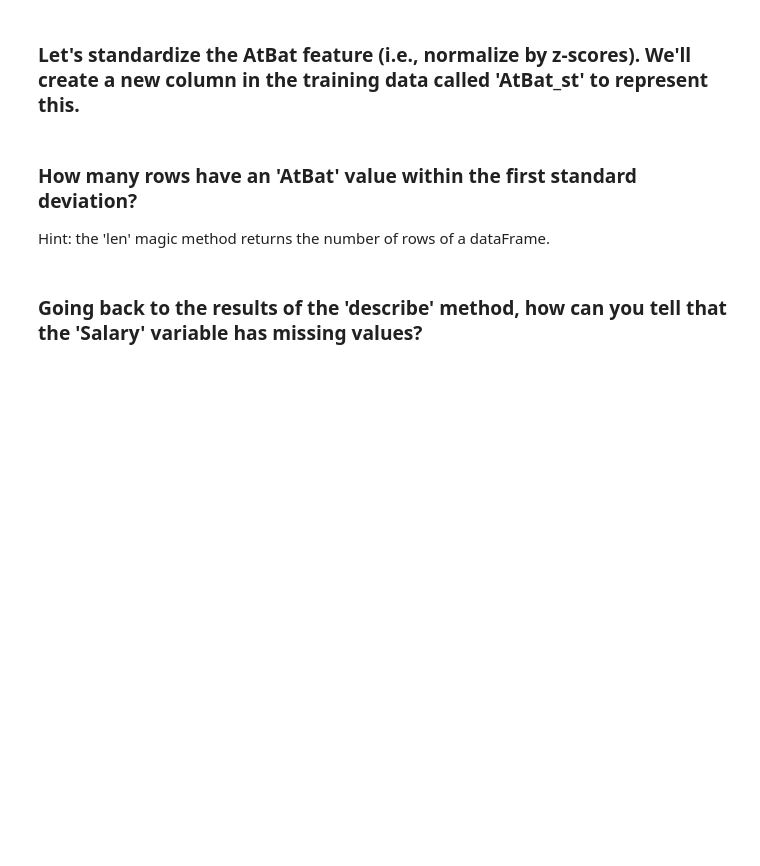
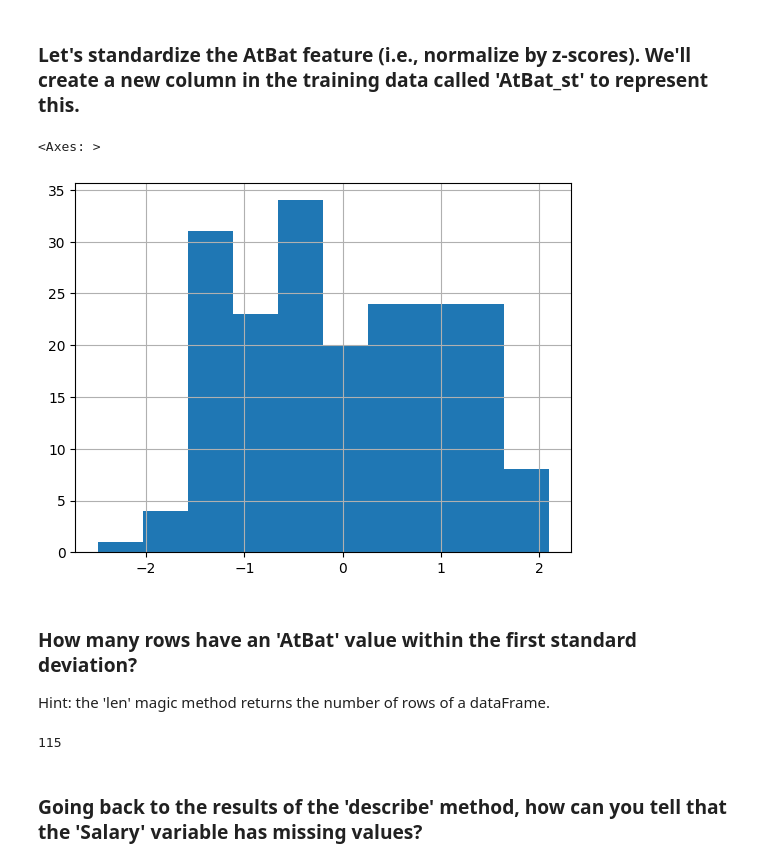
Before and after one commit to benjaminrdeutsch/cse2600, a Jupyter notebook: mod03_eda.ipynb, the cells around one changed output. Cells and saved outputs as stored; diff of their text form; code cells hidden in the pictures; blank space fills up the shorter version.

```diff
--- a/mod03_eda.ipynb
+++ b/mod03_eda.ipynb
@@ -73,13 +114,24 @@ for j in range(len(subset.columns)):
 # %% [markdown]
 ### Let's standardize the AtBat feature (i.e., normalize by z-scores). We'll create a new column in the training data called 'AtBat_st' to represent this.
 # %%
-#fillin
+sig = Train.AtBat.std()
+mean = Train.AtBat.mean()
+Train['AtBat_st'] = (Train.AtBat - mean) / sig
+Train.AtBat_st.hist()
+# %% [output]
+<Axes: >
+[figure, added]
 # %% [markdown]
 ### How many rows have an 'AtBat' value within the first standard deviation?
 
 Hint: the 'len' magic method returns the number of rows of a dataFrame.
 # %%
-#fillin
+total = 0
+for item in Train.AtBat_st:
+    total += 1 if (abs(item) <= 1) else 0
+total
+# %% [output]
+115
 # %% [markdown]
 ### Going back to the results of the 'describe' method, how can you tell that the 'Salary' variable has missing values?
 # %% [markdown]
```
Also changed, not shown: parts of 5 cells of this notebook.
